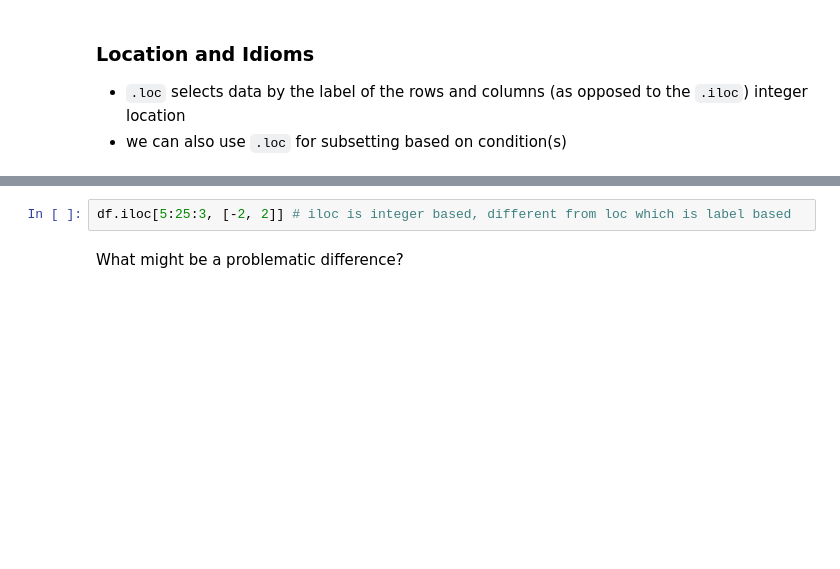
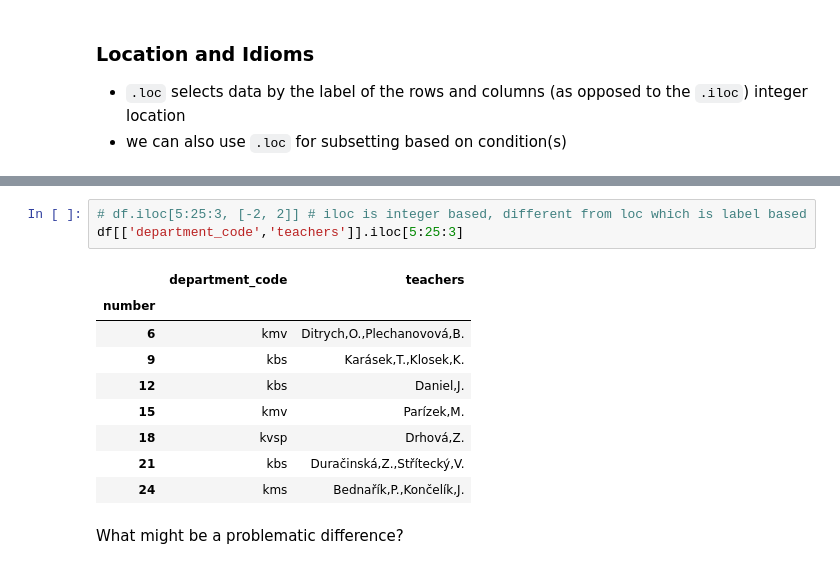
Before and after one commit to iesfsv/Data-Processing-in-Python, a Jupyter notebook: 04_week/04_Lecture_PandasMatplotlib.ipynb, the cells around one changed output, grey strips where cells are left out. Saved outputs shown, nothing was run; the diff lists cells and outputs as text; blank space fills up the shorter version.

```diff
--- a/04_week/04_Lecture_PandasMatplotlib.ipynb
+++ b/04_week/04_Lecture_PandasMatplotlib.ipynb
@@ -287,5 +671,16 @@ df.loc[5:25:3, ['department_code','teachers']]
 # %%
-df.iloc[5:25:3, [-2, 2]] # iloc is integer based, different from loc which is label based
+# df.iloc[5:25:3, [-2, 2]] # iloc is integer based, different from loc which is label based
+df[['department_code','teachers']].iloc[5:25:3]
+# %% [output]
+|  | department_code | teachers |
+| number |  |  |
+| 6 | kmv | Ditrych,O.,Plechanovová,B. |
+| 9 | kbs | Karásek,T.,Klosek,K. |
+| 12 | kbs | Daniel,J. |
+| 15 | kmv | Parízek,M. |
+| 18 | kvsp | Drhová,Z. |
+| 21 | kbs | Duračinská,Z.,Střítecký,V. |
+| 24 | kms | Bednařík,P.,Končelík,J. |
 # %% [markdown]
 What might be a problematic difference?
 # %% [markdown]
```
Also changed, not shown: parts of 98 cells of this notebook, 1 other file.
